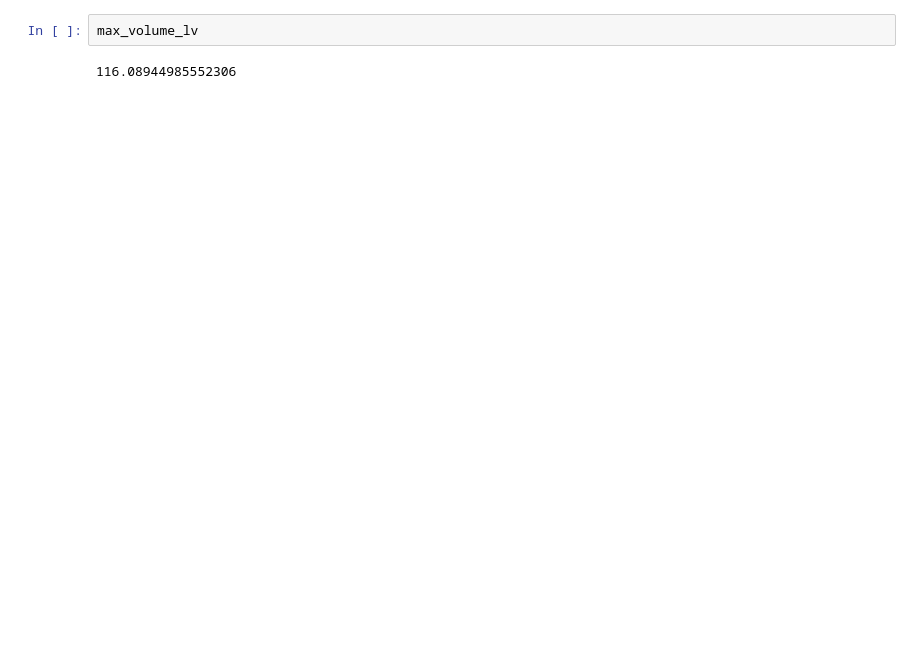
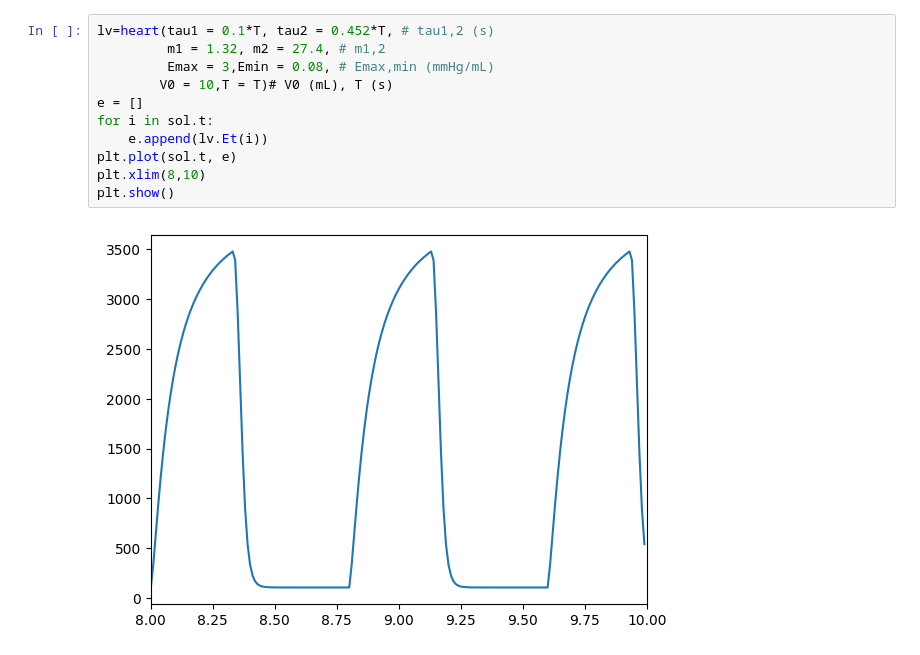
Before and after one commit to ShitingHuang-1/closed_circuit, a Jupyter notebook: left_right_heart.ipynb, the cells around one changed output. Drawn from its saved outputs; the diff is of its cells as text; blank space fills up the shorter version.

```diff
--- a/left_right_heart.ipynb
+++ b/left_right_heart.ipynb
@@ -286,4 +276,13 @@ print(sv_rv)
-# %%
-max_volume_lv
-# %% [output]
-116.08944985552306
+# %%
+lv=heart(tau1 = 0.1*T, tau2 = 0.452*T, # tau1,2 (s)
+         m1 = 1.32, m2 = 27.4, # m1,2
+         Emax = 3,Emin = 0.08, # Emax,min (mmHg/mL)
+        V0 = 10,T = T)# V0 (mL), T (s)
+e = []
+for i in sol.t:
+    e.append(lv.Et(i))
+plt.plot(sol.t, e)
+plt.xlim(8,10)
+plt.show()
+# %% [output]
+[figure, added]
```
Also changed, not shown: parts of 10 cells of this notebook, 19 other files.
